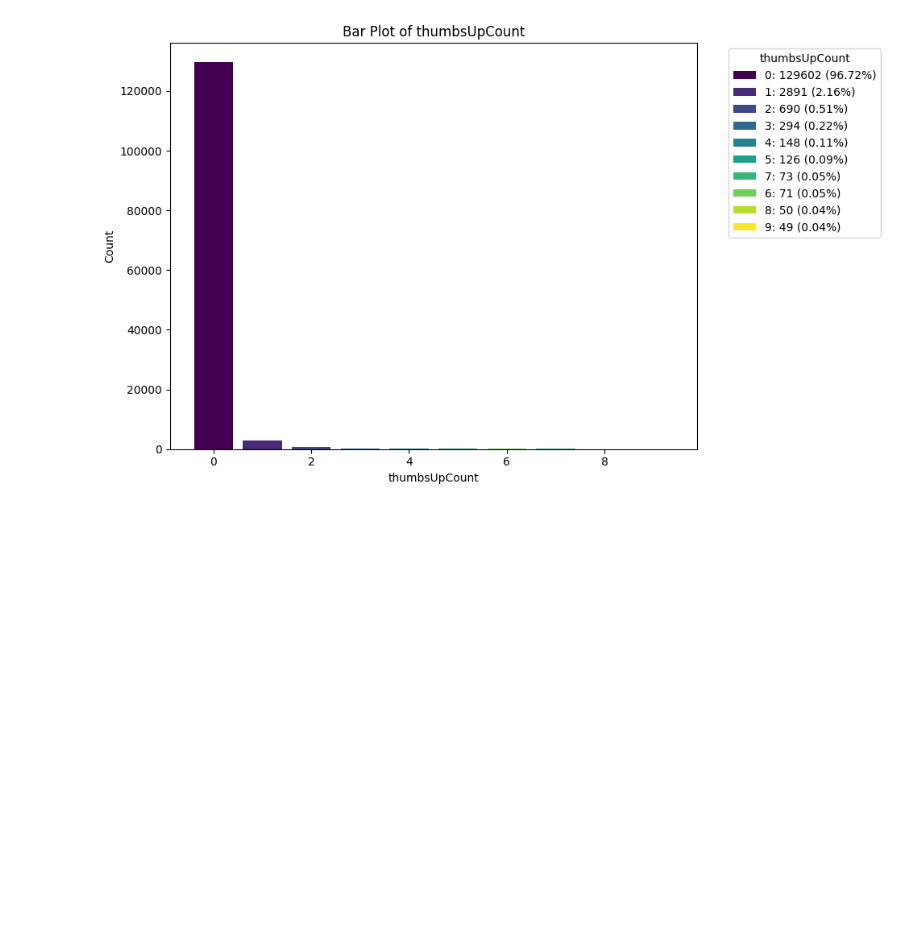
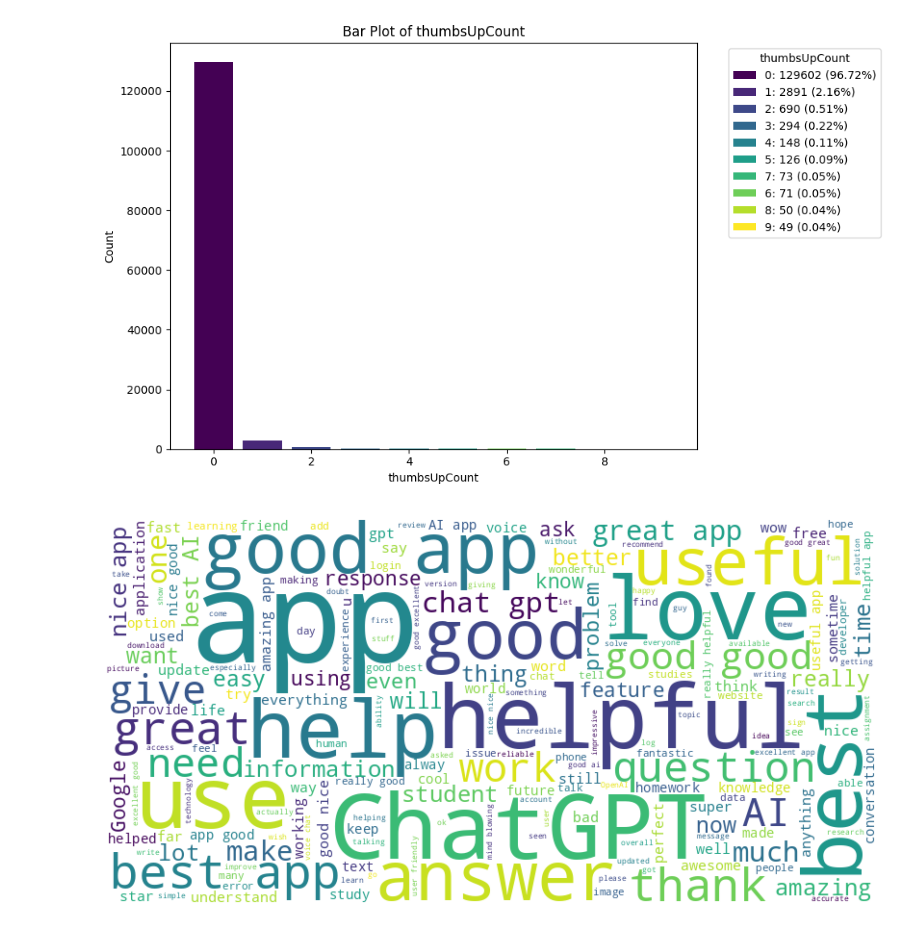
Before and after one commit to Silvano315/NLP-for-ChatGPT-Reviews, a Jupyter notebook: EDA.ipynb, the cells around one changed output. Cells and saved outputs as stored; diff of their text form; code cells hidden in the pictures; blank space fills up the shorter version.

```diff
--- a/EDA.ipynb
+++ b/EDA.ipynb
@@ -133,3 +134,11 @@ plot_bar(df_cleaned, 'score', num_bars_max=None)
 plot_bar(df_cleaned, 'thumbsUpCount', num_bars_max=10)
 # %% [output]
 [figure]
+# %%
+# Word Cloud
+# This visualizes the most common words in the text data, with the size of each word indicating its frequency.
+
+all_text = ' '.join(df_cleaned['content'].dropna())
+plot_word_cloud(all_text)
+# %% [output]
+[figure, added]
```
Also changed, not shown: parts of 2 cells of this notebook.
